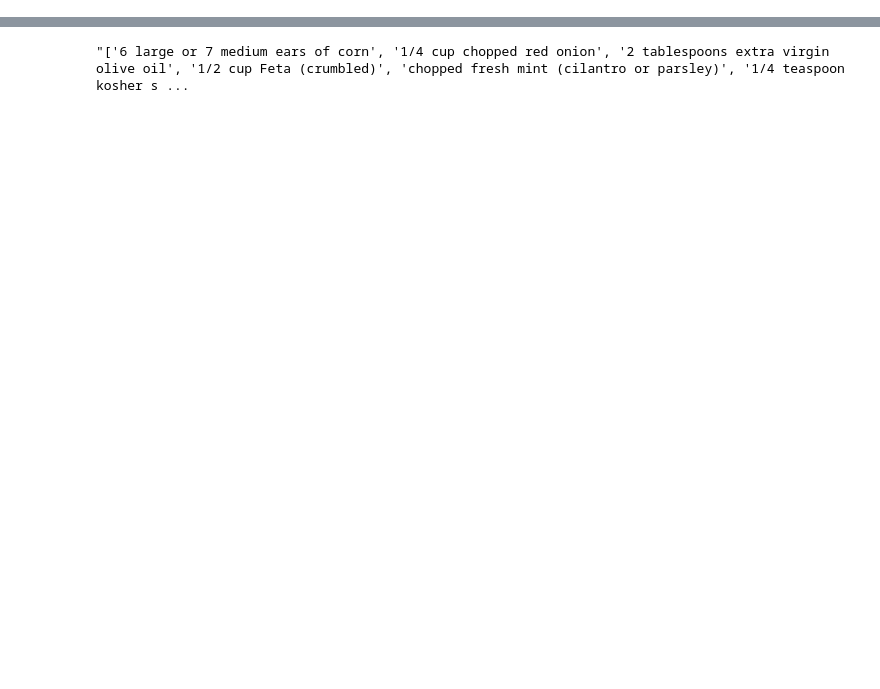
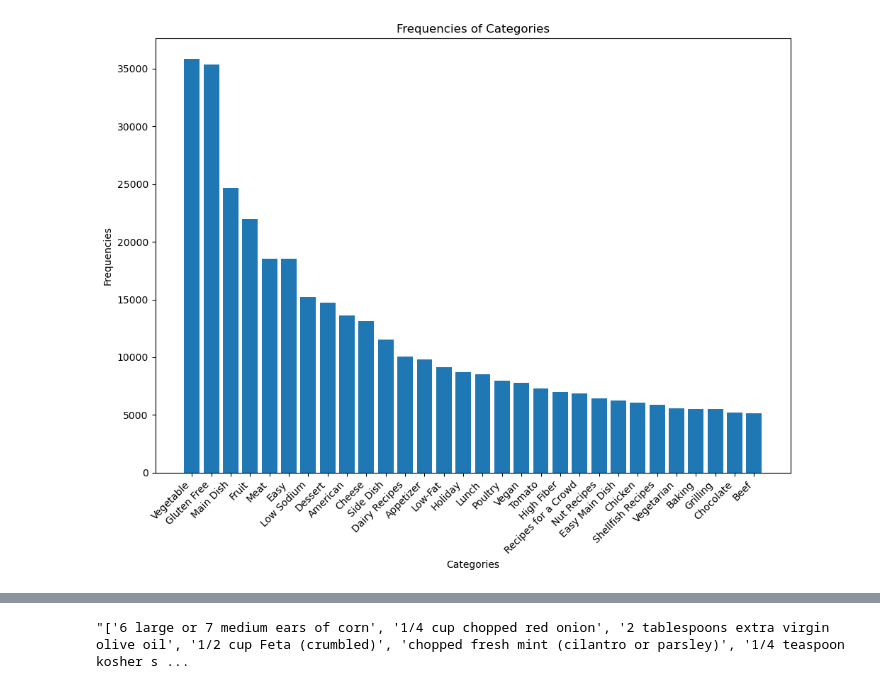
Before and after one commit to lavo2/HLT-Project, a Jupyter notebook: test.ipynb, the cells around one changed output, grey strips where cells are left out. Saved outputs shown, nothing was run; the diff lists cells and outputs as text; code cells hidden in the pictures; blank space fills up the shorter version.

Commit message:
plots

```diff
--- a/test.ipynb
+++ b/test.ipynb
@@ -22,0 +32,7 @@ data.dropna(subset=['tags'], inplace=True)
+# %%
+l = []
+for x in data.tags:
+    l.extend(x.split(','))
+ls = []
+for x in l:
+    ls.append(x.strip())
@@ -22,0 +52,30 @@ data.dropna(subset=['tags'], inplace=True)
+# %%
+ls_unique = list(set(ls))
+
+# This is the corresponding count for each value
+counts = [ls.count(value) for value in ls_unique]
+
+combined = list(zip(ls_unique, counts))
+
+# Sort the combined list by the counts in descending order
+sorted_combined = sorted(combined, key=lambda x: x[1], reverse=True)
+
+# Unzip the sorted combined list into two lists
+sorted_ls_unique, sorted_counts = zip(*sorted_combined)
+
+plt.figure(figsize=(10, 8))
+plt.bar(sorted_ls_unique[:30], sorted_counts[:30])
+
+# Improve label positioning by rotating the labels
+plt.xticks(rotation=45, ha='right')  # Rotate labels to 45 degrees and align to the right
+
+# Additional visual improvements
+plt.title('Frequencies of Categories')
+plt.xlabel('Categories')
+plt.ylabel('Frequencies')
+plt.tight_layout()  # Adjusts plot to ensure everything fits without overlapping
+
+# Show the plot
+plt.show()
+# %% [output]
+[figure, added]
```
Also changed, not shown: parts of 5 cells of this notebook.
